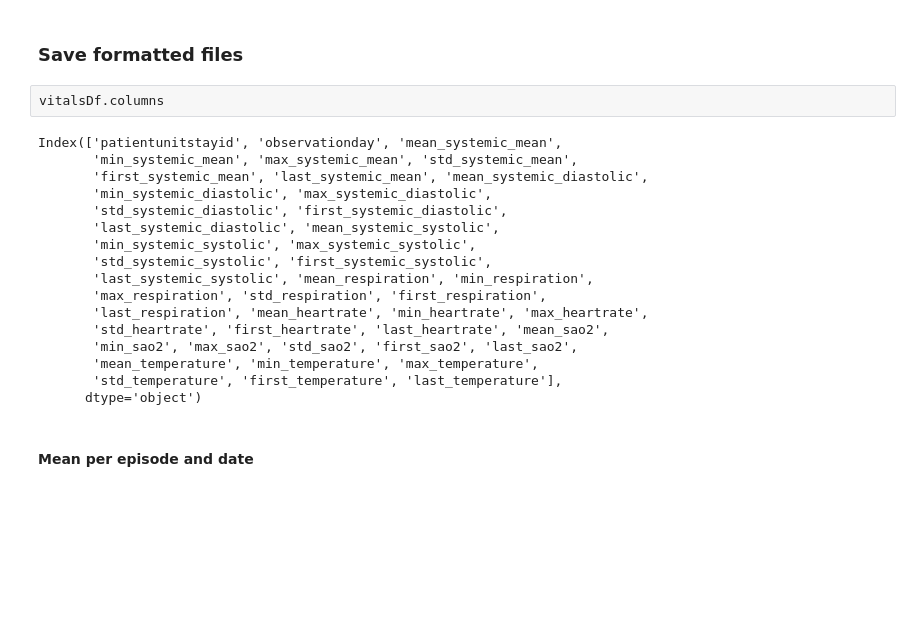
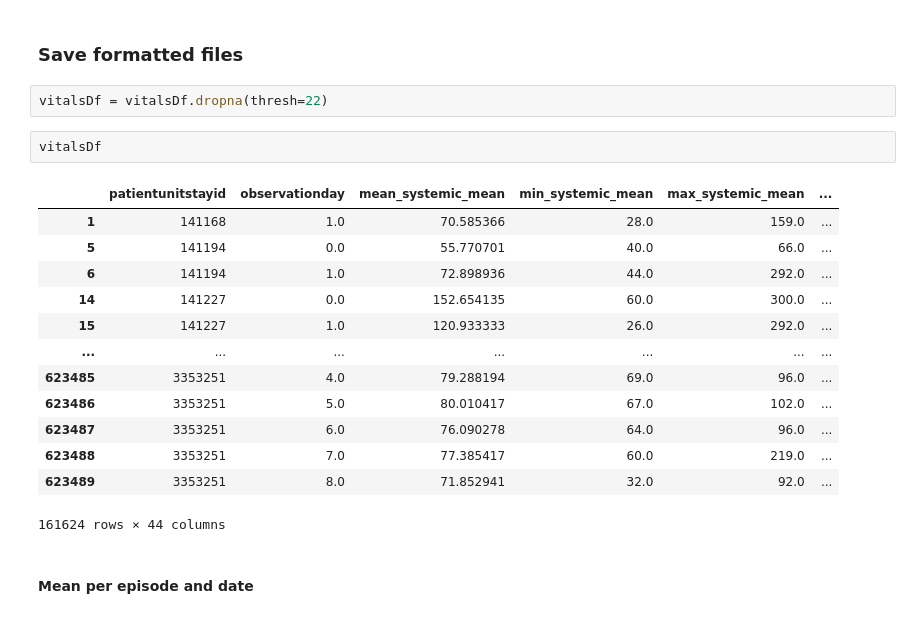
Before and after one commit to ryashpal/eICU-EHR-Pipeline, a Jupyter notebook: notebooks/00_prepare_data.ipynb, the cells around one changed output. Saved outputs shown, nothing was run; the diff lists cells and outputs as text; blank space fills up the shorter version.

```diff
--- a/notebooks/00_prepare_data.ipynb
+++ b/notebooks/00_prepare_data.ipynb
@@ -370,25 +370,24 @@ vitalsDf
 623495 rows × 44 columns
 # %% [markdown]
 ### Save formatted files
+# %%
+vitalsDf = vitalsDf.dropna(thresh=22)
 # %%
-vitalsDf.columns
+vitalsDf
 # %% [output]
+|  | patientunitstayid | observationday | mean_systemic_mean | min_systemic_mean | max_systemic_mean | ... |
+| 1 | 141168 | 1.0 | 70.585366 | 28.0 | 159.0 | ... |
+| 5 | 141194 | 0.0 | 55.770701 | 40.0 | 66.0 | ... |
+| 6 | 141194 | 1.0 | 72.898936 | 44.0 | 292.0 | ... |
+| 14 | 141227 | 0.0 | 152.654135 | 60.0 | 300.0 | ... |
+| 15 | 141227 | 1.0 | 120.933333 | 26.0 | 292.0 | ... |
+| ... | ... | ... | ... | ... | ... | ... |
+| 623485 | 3353251 | 4.0 | 79.288194 | 69.0 | 96.0 | ... |
+| 623486 | 3353251 | 5.0 | 80.010417 | 67.0 | 102.0 | ... |
+| 623487 | 3353251 | 6.0 | 76.090278 | 64.0 | 96.0 | ... |
+| 623488 | 3353251 | 7.0 | 77.385417 | 60.0 | 219.0 | ... |
+| 623489 | 3353251 | 8.0 | 71.852941 | 32.0 | 92.0 | ... |
-Index(['patientunitstayid', 'observationday', 'mean_systemic_mean',
-       'min_systemic_mean', 'max_systemic_mean', 'std_systemic_mean',
-       'first_systemic_mean', 'last_systemic_mean', 'mean_systemic_diastolic',
-       'min_systemic_diastolic', 'max_systemic_diastolic',
-       'std_systemic_diastolic', 'first_systemic_diastolic',
-       'last_systemic_diastolic', 'mean_systemic_systolic',
-       'min_systemic_systolic', 'max_systemic_systolic',
-       'std_systemic_systolic', 'first_systemic_systolic',
-       'last_systemic_systolic', 'mean_respiration', 'min_respiration',
-       'max_respiration', 'std_respiration', 'first_respiration',
-       'last_respiration', 'mean_heartrate', 'min_heartrate', 'max_heartrate',
-       'std_heartrate', 'first_heartrate', 'last_heartrate', 'mean_sao2',
-       'min_sao2', 'max_sao2', 'std_sao2', 'first_sao2', 'last_sao2',
-       'mean_temperature', 'min_temperature', 'max_temperature',
-       'std_temperature', 'first_temperature', 'last_temperature'],
-      dtype='object')
+161624 rows × 44 columns
 # %% [markdown]
 #### Mean per episode and date
 # %%
```
Also changed, not shown: parts of 1 cell of this notebook, 4 other files.
